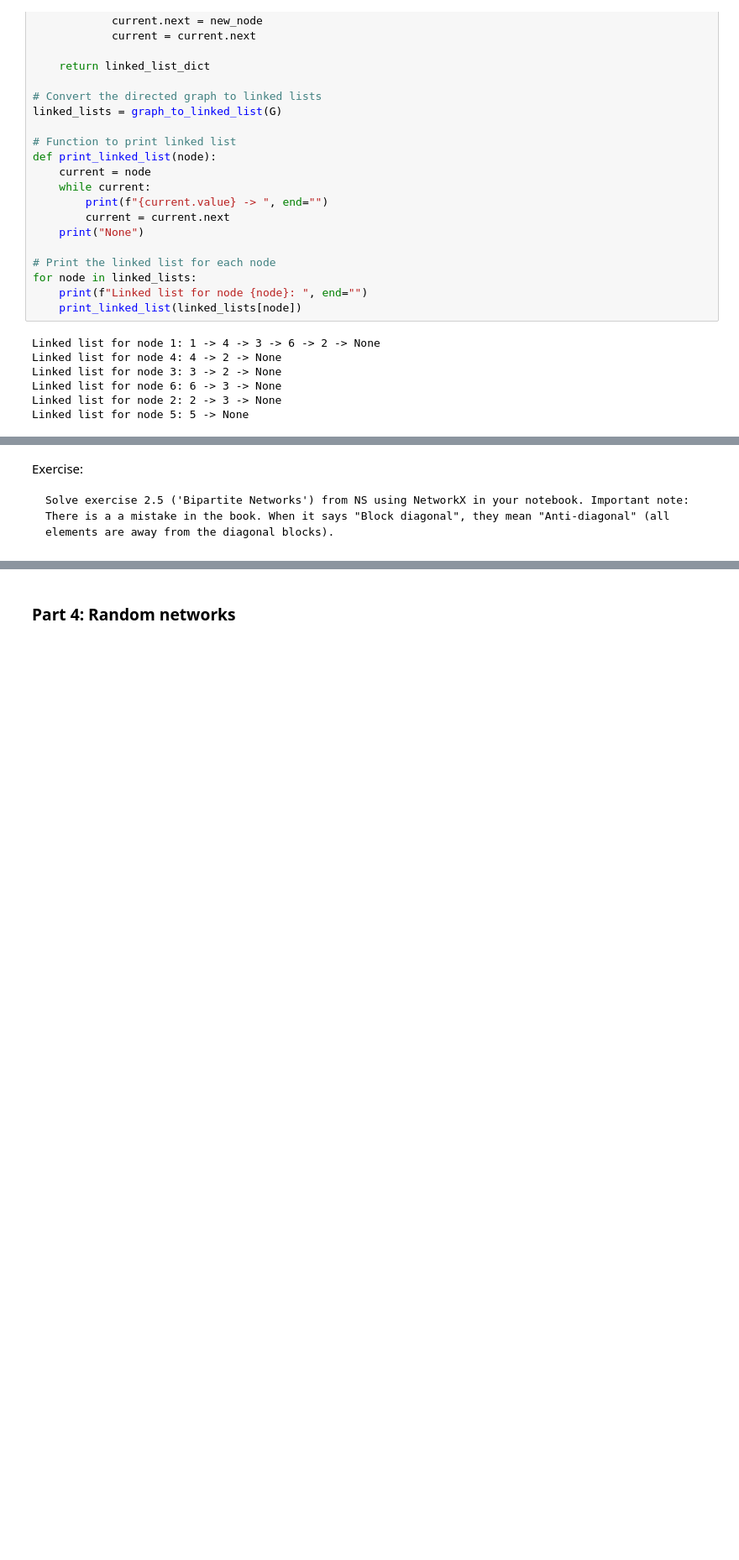
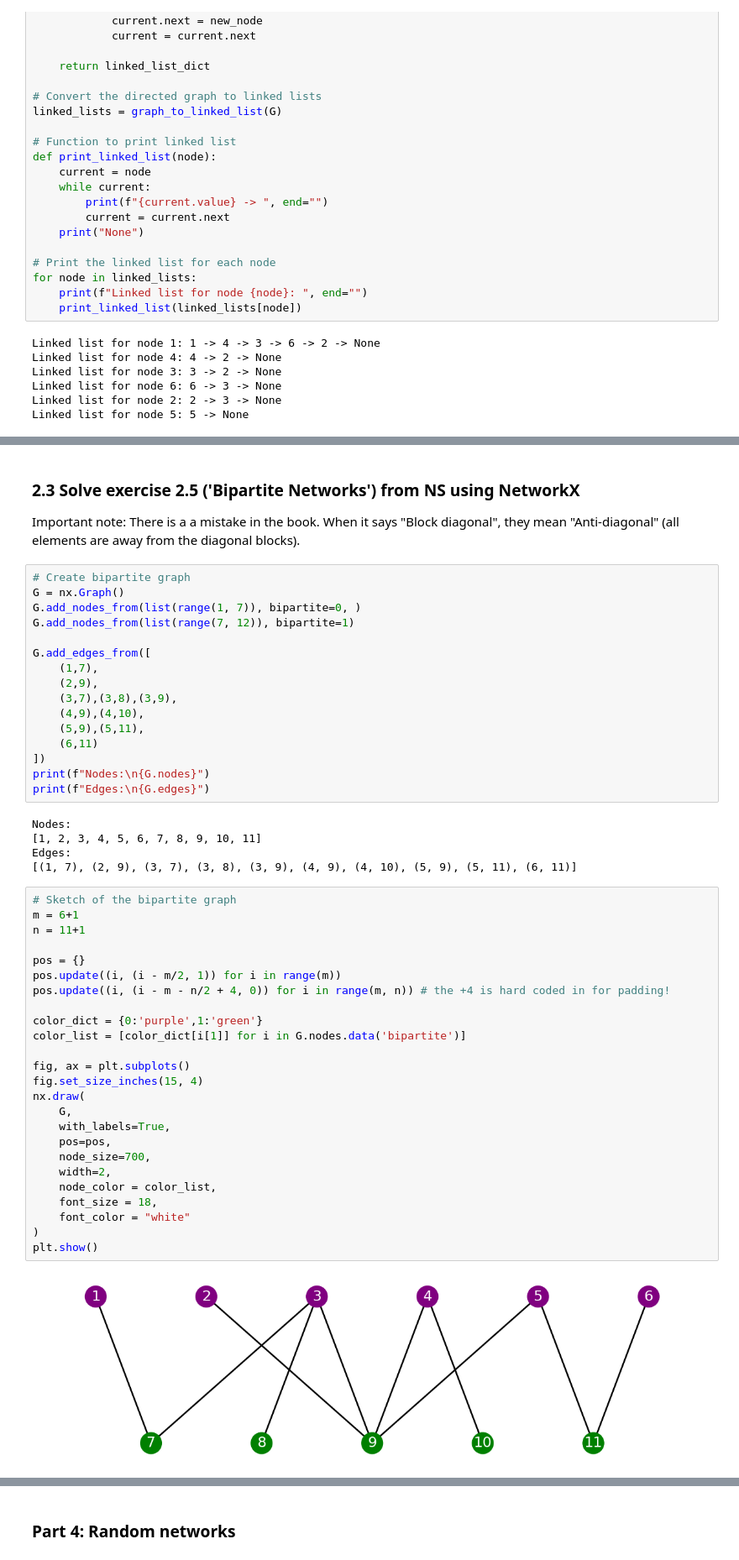
Before and after one commit to AleksandarLukic96/02805_Social_Graphs_and_Interactions, a Jupyter notebook: Exercise_solutions/Week_2.ipynb, the cells around one changed output, grey strips where cells are left out. Shown at 84% size. Drawn from its saved outputs; the diff is of its cells as text; blank space fills up the shorter version.

```diff
--- a/Exercise_solutions/Week_2.ipynb
+++ b/Exercise_solutions/Week_2.ipynb
@@ -266,4 +425,51 @@ Exercise
 # %% [markdown]
-Exercise:
-
-    Solve exercise 2.5 ('Bipartite Networks') from NS using NetworkX in your notebook. Important note: There is a a mistake in the book. When it says "Block diagonal", they mean "Anti-diagonal" (all elements are away from the diagonal blocks).
+### 2.3 Solve exercise 2.5 ('Bipartite Networks') from NS using NetworkX
+Important note: There is a a mistake in the book. When it says "Block diagonal", they mean "Anti-diagonal" (all elements are away from the diagonal blocks).
+# %%
+# Create bipartite graph
+G = nx.Graph()
+G.add_nodes_from(list(range(1, 7)), bipartite=0, )
+G.add_nodes_from(list(range(7, 12)), bipartite=1)
+
+G.add_edges_from([
+    (1,7),
+    (2,9),
+    (3,7),(3,8),(3,9),
+    (4,9),(4,10),
+    (5,9),(5,11),
+    (6,11)
+])
+print(f"Nodes:\n{G.nodes}")
+print(f"Edges:\n{G.edges}")
+# %% [output]
+Nodes:
+[1, 2, 3, 4, 5, 6, 7, 8, 9, 10, 11]
+Edges:
+[(1, 7), (2, 9), (3, 7), (3, 8), (3, 9), (4, 9), (4, 10), (5, 9), (5, 11), (6, 11)]
+# %%
+# Sketch of the bipartite graph
+m = 6+1
+n = 11+1
+
+pos = {}
+pos.update((i, (i - m/2, 1)) for i in range(m))
+pos.update((i, (i - m - n/2 + 4, 0)) for i in range(m, n)) # the +4 is hard coded in for padding!
+
+color_dict = {0:'purple',1:'green'}
+color_list = [color_dict[i[1]] for i in G.nodes.data('bipartite')]
+
+fig, ax = plt.subplots()
+fig.set_size_inches(15, 4)
+nx.draw(
+    G,
+    with_labels=True,
+    pos=pos,
+    node_size=700,
+    width=2,
+    node_color = color_list,
+    font_size = 18,
+    font_color = "white"
+)
+plt.show()
+# %% [output]
+[figure, added]
```
Also changed, not shown: parts of 72 cells of this notebook.
